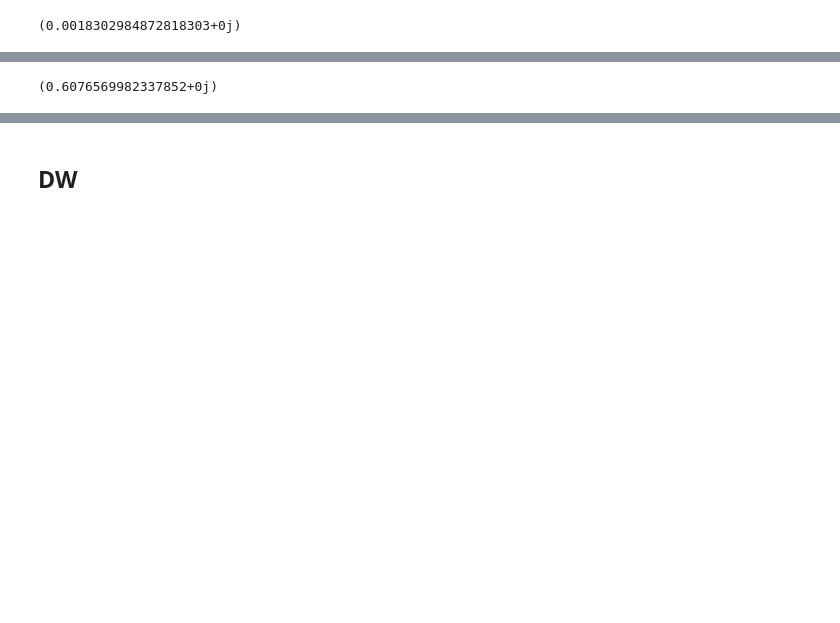
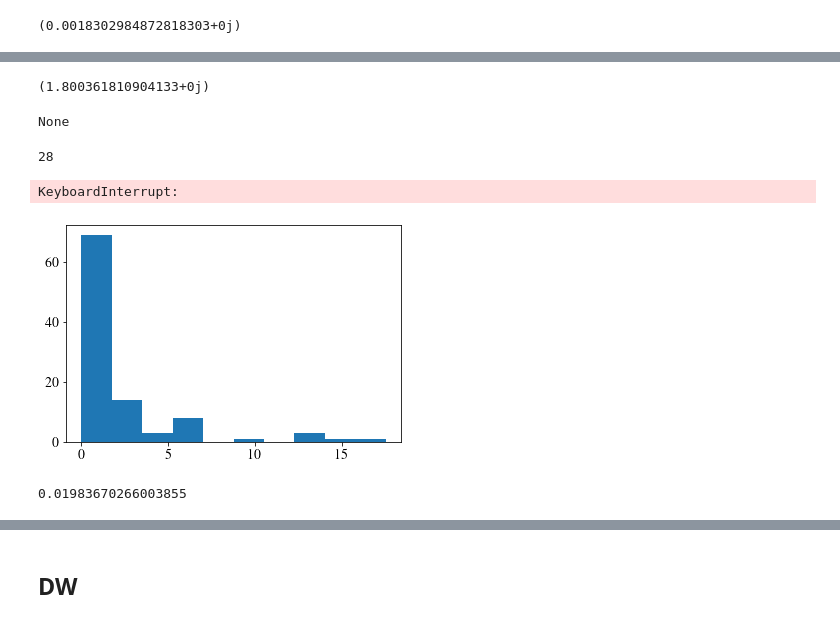
Before and after one commit to chrisculver/SUSY_QuantumComputing, a Jupyter notebook: tutorials/VQE.ipynb, the cells around one changed output, grey strips where cells are left out. Cells and saved outputs as stored; diff of their text form; code cells hidden in the pictures; blank space fills up the shorter version.

```diff
--- a/tutorials/VQE.ipynb
+++ b/tutorials/VQE.ipynb
@@ -161,5 +192,37 @@ print(result.eigenvalue)
-# %%
-result = vqe.compute_minimum_eigenvalue(obsAHOHAM)
-print(result.eigenvalue)
-# %% [output]
-(0.6076569982337852+0j)
+# %%
+vqe = VQE(ansatz=ansatz, optimizer=COBYLA(maxiter=10000,tol=1e-5,disp=True), quantum_instance=qinstance)
+
+result = vqe.compute_minimum_eigenvalue(obsAHOHAM)
+print(result.eigenvalue)
+# %% [output]
+(1.800361810904133+0j)
+# %%
+print(result.optimizer_evals)
+# %% [output]
+None
+# %%
+vqe = VQE(ansatz=ansatz, optimizer=COBYLA(maxiter=1000,tol=1e-0,disp=True), quantum_instance=qinstance)
+
+result = vqe.compute_minimum_eigenvalue(obsAHOHAM)
+print(result.cost_function_evals)
+#print(result)
+# %% [output]
+28
+# %%
+data = []
+
+for i in range(0,100):
+    result = vqe.compute_minimum_eigenvalue(obsAHOHAM)
+    data.append(result.eigenvalue.real)
+# %% [output]
+KeyboardInterrupt:
+# %%
+import numpy as np
+import matplotlib.pyplot as plt
+
+n, bins, patches = plt.hist(data)
+plt.show()
+print(min(data))
+# %% [output]
+[figure, added]
+0.01983670266003855
```
Also changed, not shown: parts of 32 cells of this notebook.
